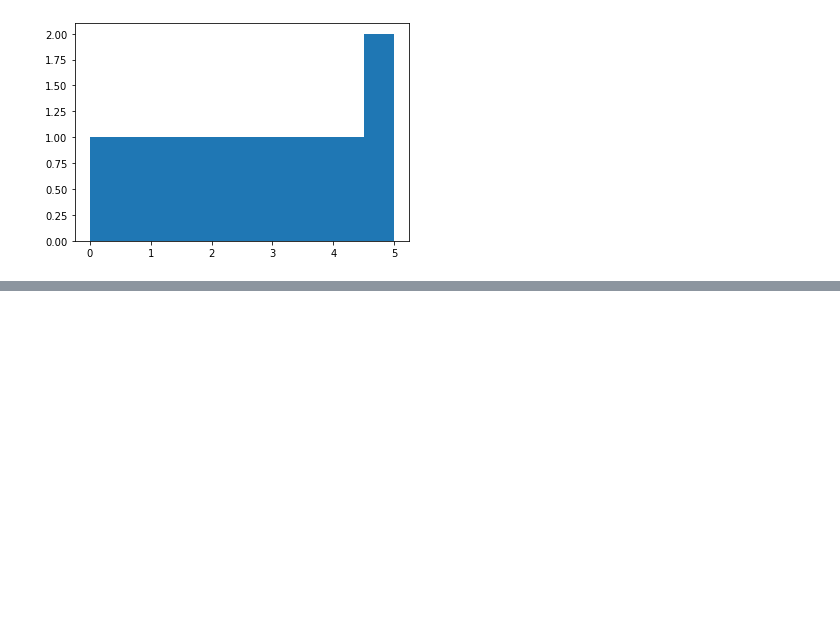
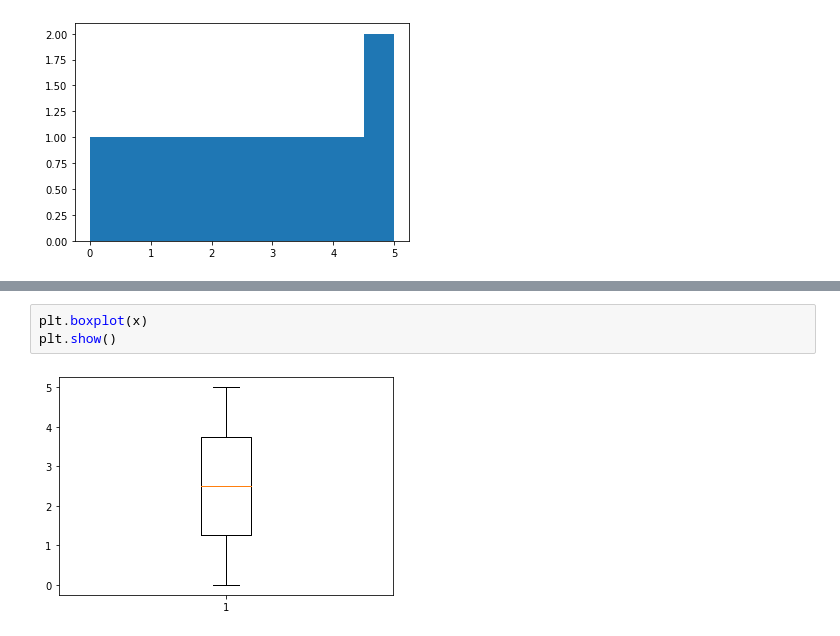
Before and after one commit to devenriq/P-DS-Matplot_Seaborn, a Jupyter notebook: pyplot.ipynb, the cells around one changed output, grey strips where cells are left out. Saved outputs shown, nothing was run; the diff lists cells and outputs as text; blank space fills up the shorter version.

```diff
--- a/pyplot.ipynb
+++ b/pyplot.ipynb
@@ -39,0 +51,5 @@ plt.show()
+# %%
+plt.boxplot(x)
+plt.show()
+# %% [output]
+[figure, added]
```
Also changed, not shown: parts of 3 cells of this notebook.
